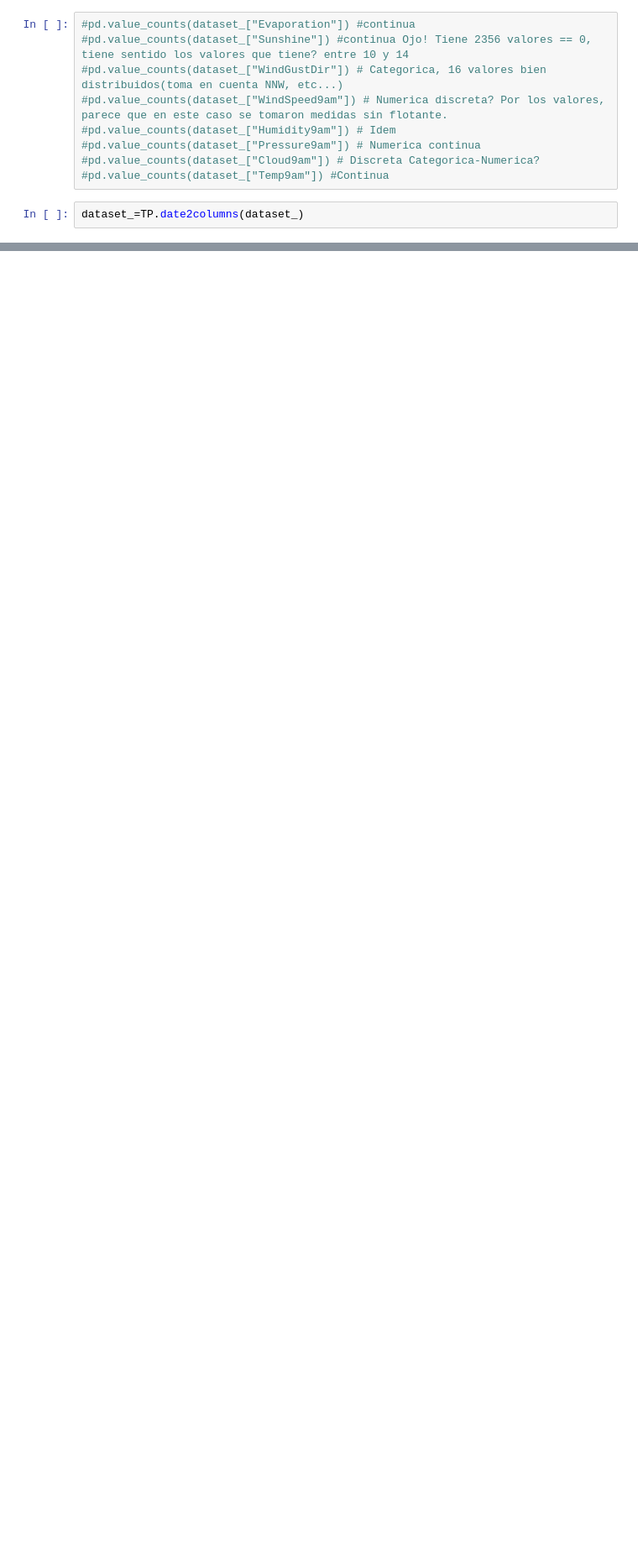
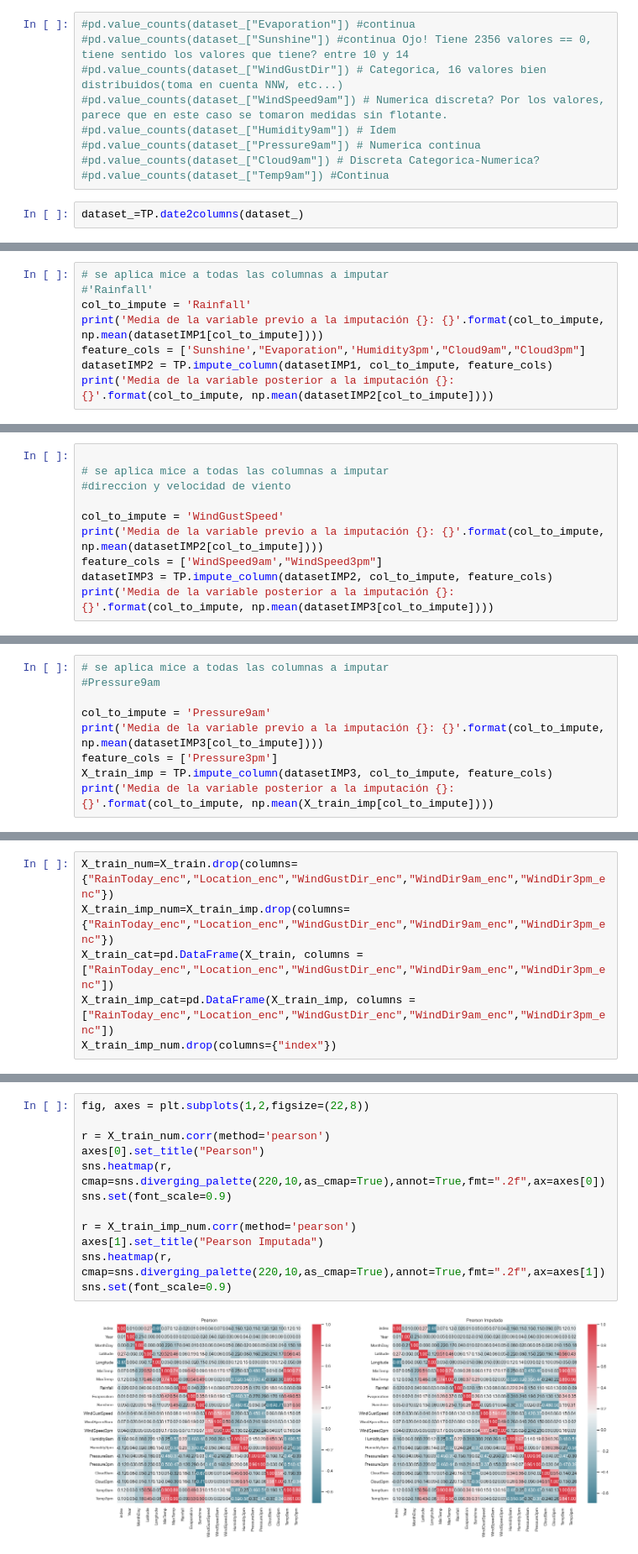
Before and after one commit to ezeguins/analisis_datos_TP, a Jupyter notebook: ColumnsStudy_oks.ipynb, the cells around one changed output, grey strips where cells are left out. Shown at 84% size. Saved outputs shown, nothing was run; the diff lists cells and outputs as text; blank space fills up the shorter version.

Commit message:
Se imputa y se realizan correlaciones

```diff
--- a/ColumnsStudy_oks.ipynb
+++ b/ColumnsStudy_oks.ipynb
@@ -310,0 +323,8 @@ ValueError: Input contains NaN, infinity or a value too large for dtype('float64
+# %%
+# se aplica mice a todas las columnas a imputar
+#'Rainfall'
+col_to_impute = 'Rainfall'
+print('Media de la variable previo a la imputación {}: {}'.format(col_to_impute, np.mean(datasetIMP1[col_to_impute])))
+feature_cols = ['Sunshine',"Evaporation",'Humidity3pm',"Cloud9am","Cloud3pm"]
+datasetIMP2 = TP.impute_column(datasetIMP1, col_to_impute, feature_cols)
+print('Media de la variable posterior a la imputación {}: {}'.format(col_to_impute, np.mean(datasetIMP2[col_to_impute])))
@@ -310,0 +340,10 @@ ValueError: Input contains NaN, infinity or a value too large for dtype('float64
+# %%
+
+# se aplica mice a todas las columnas a imputar
+#direccion y velocidad de viento
+
+col_to_impute = 'WindGustSpeed'
+print('Media de la variable previo a la imputación {}: {}'.format(col_to_impute, np.mean(datasetIMP2[col_to_impute])))
+feature_cols = ['WindSpeed9am',"WindSpeed3pm"]
+datasetIMP3 = TP.impute_column(datasetIMP2, col_to_impute, feature_cols)
+print('Media de la variable posterior a la imputación {}: {}'.format(col_to_impute, np.mean(datasetIMP3[col_to_impute])))
@@ -310,0 +359,9 @@ ValueError: Input contains NaN, infinity or a value too large for dtype('float64
+# %%
+# se aplica mice a todas las columnas a imputar
+#Pressure9am
+
+col_to_impute = 'Pressure9am'
+print('Media de la variable previo a la imputación {}: {}'.format(col_to_impute, np.mean(datasetIMP3[col_to_impute])))
+feature_cols = ['Pressure3pm']
+X_train_imp = TP.impute_column(datasetIMP3, col_to_impute, feature_cols)
+print('Media de la variable posterior a la imputación {}: {}'.format(col_to_impute, np.mean(X_train_imp[col_to_impute])))
@@ -310,0 +377,6 @@ ValueError: Input contains NaN, infinity or a value too large for dtype('float64
+# %%
+X_train_num=X_train.drop(columns={"RainToday_enc","Location_enc","WindGustDir_enc","WindDir9am_enc","WindDir3pm_enc"})
+X_train_imp_num=X_train_imp.drop(columns={"RainToday_enc","Location_enc","WindGustDir_enc","WindDir9am_enc","WindDir3pm_enc"})
+X_train_cat=pd.DataFrame(X_train, columns = ["RainToday_enc","Location_enc","WindGustDir_enc","WindDir9am_enc","WindDir3pm_enc"])
+X_train_imp_cat=pd.DataFrame(X_train_imp, columns = ["RainToday_enc","Location_enc","WindGustDir_enc","WindDir9am_enc","WindDir3pm_enc"])
+X_train_imp_num.drop(columns={"index"})
@@ -310,0 +397,14 @@ ValueError: Input contains NaN, infinity or a value too large for dtype('float64
+# %%
+fig, axes = plt.subplots(1,2,figsize=(22,8))
+
+r = X_train_num.corr(method='pearson')
+axes[0].set_title("Pearson")
+sns.heatmap(r, cmap=sns.diverging_palette(220,10,as_cmap=True),annot=True,fmt=".2f",ax=axes[0])
+sns.set(font_scale=0.9)
+
+r = X_train_imp_num.corr(method='pearson')
+axes[1].set_title("Pearson Imputada")
+sns.heatmap(r, cmap=sns.diverging_palette(220,10,as_cmap=True),annot=True,fmt=".2f",ax=axes[1])
+sns.set(font_scale=0.9)
+# %% [output]
+[figure, added]
```
Also changed, not shown: parts of 42 cells of this notebook, 1 other file.
